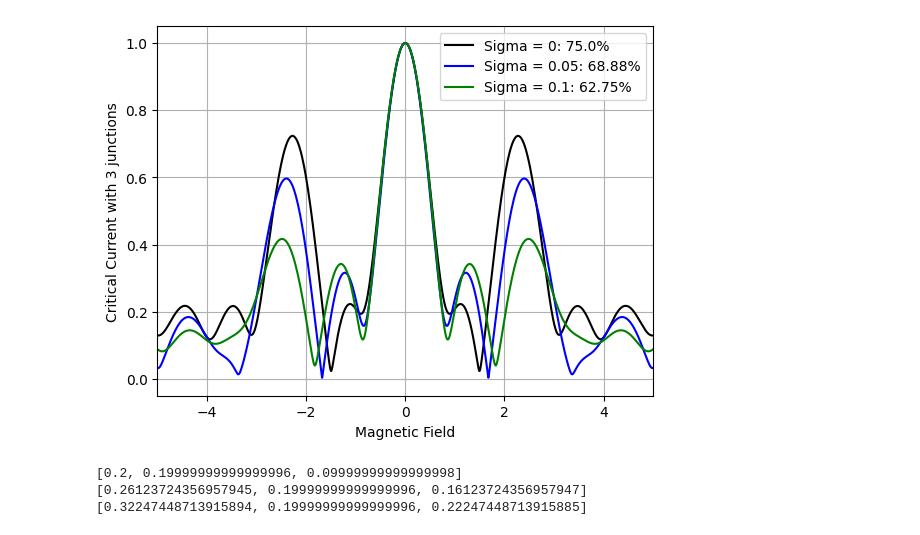
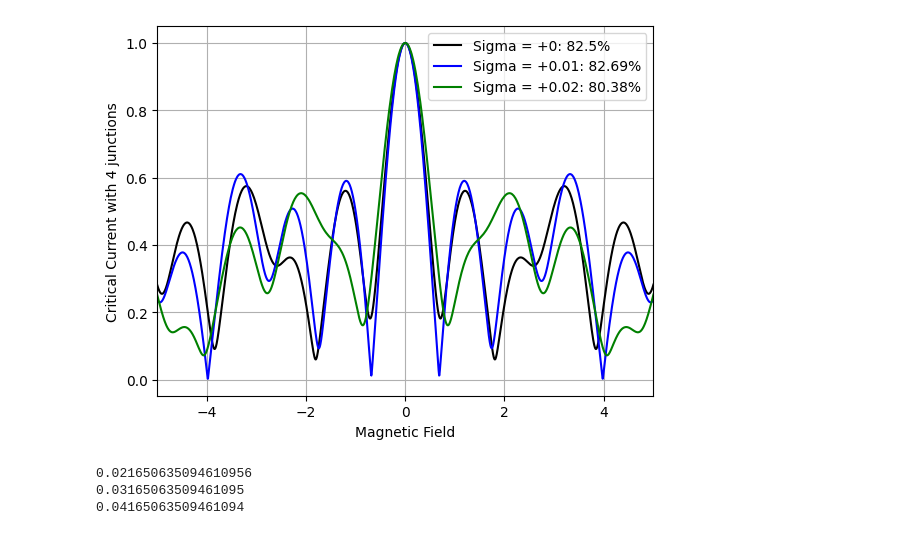
Before and after one commit to cliffsun/Josephson-Junction-Array-Model, a Jupyter notebook: JJ_Memory_Device_Standard_Deviation.ipynb, the cells around one changed output. Cells and saved outputs as stored; diff of their text form; code cells hidden in the pictures.

Commit message:
now able to directly change the standard deviation of the inputted josephson junction by a set amount indicated by the user, works for both odd and even junctions inputted or specified :D

```diff
--- a/JJ_Memory_Device_Standard_Deviation.ipynb
+++ b/JJ_Memory_Device_Standard_Deviation.ipynb
@@ -13,7 +13,7 @@ def junction_widths(arr):
         junctionWidths.append(arr[2*i+1] - arr[2*i])
     return junctionWidths
 # %%
-def arrayOfWidths_noInput(sigma, numOfJunctions, width):
+def even_arrayOfWidths_noInput(sigma, numOfJunctions, width):
     delta = 4 / (numOfJunctions + 2) * sigma**2
     arrayOfWidths = np.zeros(numOfJunctions)
     arrOfWidthsDiv2 = np.zeros(numOfJunctions//2)
@@ -27,7 +27,7 @@ def arrayOfWidths_noInput(sigma, numOfJunctions, width):
         arrayOfWidths[i] -= (minimum - width)
     return arrayOfWidths
 
-def arrayOfWidths_withInput(sigma, numOfJunctions, width, arrayJ):
+def even_arrayOfWidths_withInput(sigma, numOfJunctions, arrayJ):
     arrayOfWidths = np.zeros(numOfJunctions)
     arrOfWidthsDiv2 = np.zeros(numOfJunctions//2)
     junctionWidths = junction_widths(arrayJ)
@@ -86,15 +46,17 @@ def EvenArrayOfJunctions(sigma, numOfJunctions, width, arrayJ = []): # Generates
 # %%
 # For Even Junctions
 
-def testingEvenArrayOfJunctions(sigma, numOfJunctions, width, arrayJ = []): # Generates an array of junctions given some standard deviation & mean width
+def EvenArrayOfJunctions(sigma, numOfJunctions, width, arrayJ = []): # Generates an array of junctions given some standard deviation & mean width
     # Necessary Declarations
     junctionCenter = 1/(numOfJunctions - 1) # Declares the middle of the junction assuming zero junction width
     arrOfJunctions =  np.zeros(numOfJunctions * 2)
     arrayOfWidths = []
+    if (sigma == 0 and len(arrayJ) != 0):
+        return arrayJ
     if (len(arrayJ) != 0):
-        arrayOfWidths = arrayOfWidths_withInput(sigma, len(arrayJ)//2, width, arrayJ)
+        arrayOfWidths = even_arrayOfWidths_withInput(sigma, len(arrayJ)//2, arrayJ)
     else:
-        arrayOfWidths = arrayOfWidths_noInput(sigma, numOfJunctions, width)
+        arrayOfWidths = even_arrayOfWidths_noInput(sigma, numOfJunctions, width)
     # If the user inputted a custom array
     if (len(arrayJ) != 0):
         numOfJunctions = len(arrayJ)//2
@@ -134,15 +96,3 @@ def testingEvenArrayOfJunctions(sigma, numOfJunctions, width, arrayJ = []): # Ge
                 break
 
     return arrOfJunctions
-# %%
-test = [0, 0.2, 0.5, 0.6, 0.7, 0.8, 0.9, 1]
-
-arr = testingEvenArrayOfJunctions(0.01, 6, 0.01, test)
-
-junctionWidths = []
-for i in range(len(arr)//2):
-    junctionWidths.append(arr[2*i+1] - arr[2*i])
-
-print(arr)
-print(junctionWidths)
-print(np.std(junctionWidths))
@@ -280,9 +269,9 @@ arrayOfJunctions = []
 
 # arrayOfJunctions = [0, 0.01, 0.03, 0.13, 0.14, 0.142, 0.16, 0.36, 0.38, 0.68, 0.681, 0.688, 0.7, 0.75, 0.77, 0.83, 0.84, 0.841, 0.89, 1]
 
-arrayOfJunctions = [0, 0.2, 0.4, 0.6, 0.9, 1]
+# arrayOfJunctions = [0, 0.2, 0.4, 0.6, 0.9, 1]
 
-# arrayOfJunctions = [0, 0.2, 0.35, 0.6, 0.7, 0.8, 0.9, 1]
+arrayOfJunctions = [0, 0.1, 0.35, 0.4, 0.7, 0.8, 0.9, 1]
 
 number_of_junctions = 5
 
@@ -314,7 +303,7 @@ criticalCurrent_1, junction_width_1 = criticalCurrent(critical_currents_density,
 
 #----------------------------------
 
-Sigma2 = 0.05
+Sigma2 = 0.01
 
 arraySigma2 = checkArray(ArrayOfJunctions(Sigma2, junctionNumber, meanWidth, arrayOfJunctions))
 
@@ -324,7 +313,7 @@ criticalCurrent_2, junction_width_2 = criticalCurrent(critical_currents_density,
 
 #----------------------------------
 
-Sigma3 = 0.1
+Sigma3 = 0.02
 
 arraySigma3 = checkArray(ArrayOfJunctions(Sigma3, junctionNumber, meanWidth, arrayOfJunctions))
 
@@ -358,22 +349,22 @@ print(arraySigma3)
 # %%
 plt.figure(300)
-plt.plot(FluxField, IMaxPointSigma1, 'black' , label="Sigma = " + str(Sigma1) + ": " + str(round(percentageSigma1 * 100, 2)) + "%", color='black')
-plt.plot(FluxField, IMaxPointSigma2, '#ADD8E6', label="Sigma = " + str(Sigma2) + ": " + str(round(percentageSigma2 * 100, 2)) + "%", color='blue')
-plt.plot(FluxField, IMaxPointSigma3, 'green', label="Sigma = " + str(Sigma3) + ": " + str(round(percentageSigma3 * 100, 2)) + "%", color='green')
+plt.plot(FluxField, IMaxPointSigma1, 'black' , label="Sigma = +" + str(Sigma1) + ": " + str(round(percentageSigma1 * 100, 2)) + "%", color='black')
+plt.plot(FluxField, IMaxPointSigma2, '#ADD8E6', label="Sigma = +" + str(Sigma2) + ": " + str(round(percentageSigma2 * 100, 2)) + "%", color='blue')
+plt.plot(FluxField, IMaxPointSigma3, 'green', label="Sigma = +" + str(Sigma3) + ": " + str(round(percentageSigma3 * 100, 2)) + "%", color='green')
 plt.legend(loc="upper right", frameon=True)
 plt.xlabel('Magnetic Field')
 plt.ylabel('Critical Current with ' + str(junctionNumber) + ' junctions')
 plt.xlim(-5,5)
 # plt.ylim(0,1)
 plt.grid()
 plt.show()
 # %% [output]
-[figure, old version]
+[figure, new version]
-# %%
-print(criticalCurrent_1)
-print(criticalCurrent_2)
-print(criticalCurrent_3)
-# %% [output]
-[0.2, 0.19999999999999996, 0.09999999999999998]
-[0.26123724356957945, 0.19999999999999996, 0.16123724356957947]
-[0.32247448713915894, 0.19999999999999996, 0.22247448713915885]
+# %%
+print(np.std(junction_width_1))
+print(np.std(junction_width_2))
+print(np.std(junction_width_3))
+# %% [output]
+0.021650635094610956
+0.03165063509461095
+0.04165063509461094
```
Also changed, not shown: parts of 6 cells of this notebook, 2 other files.
